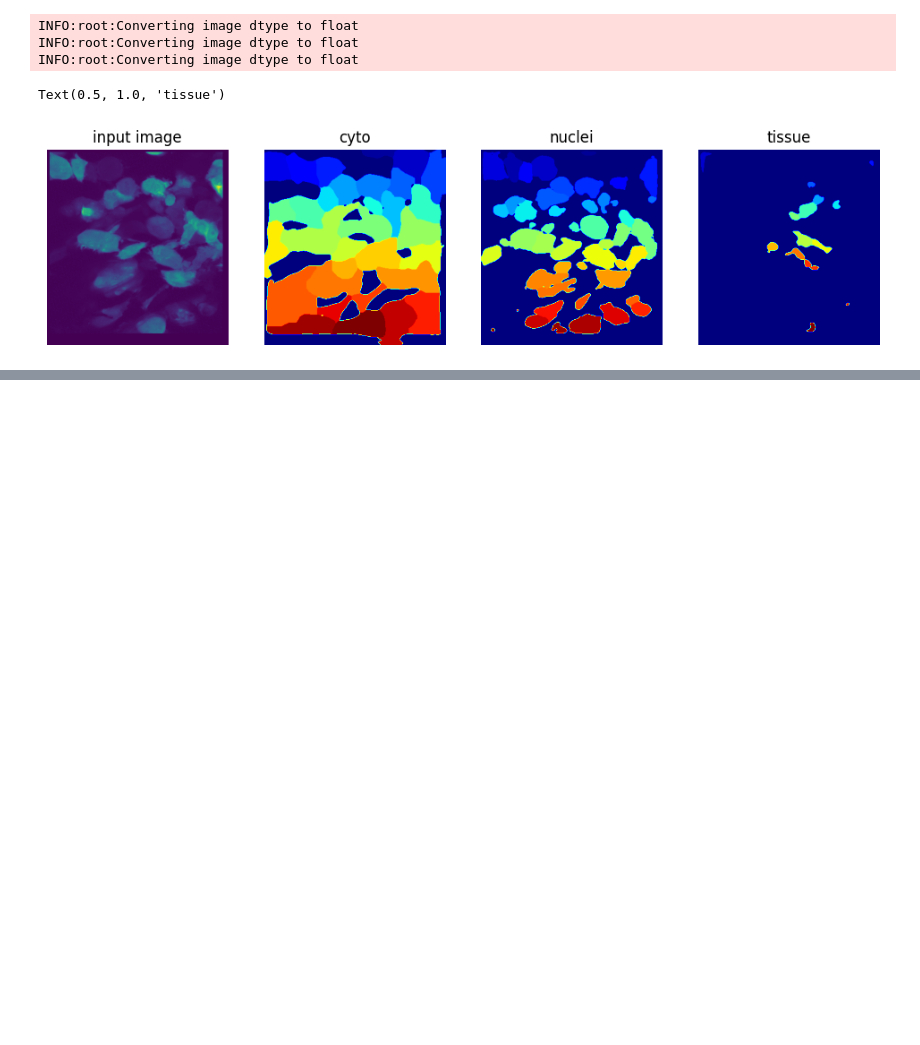
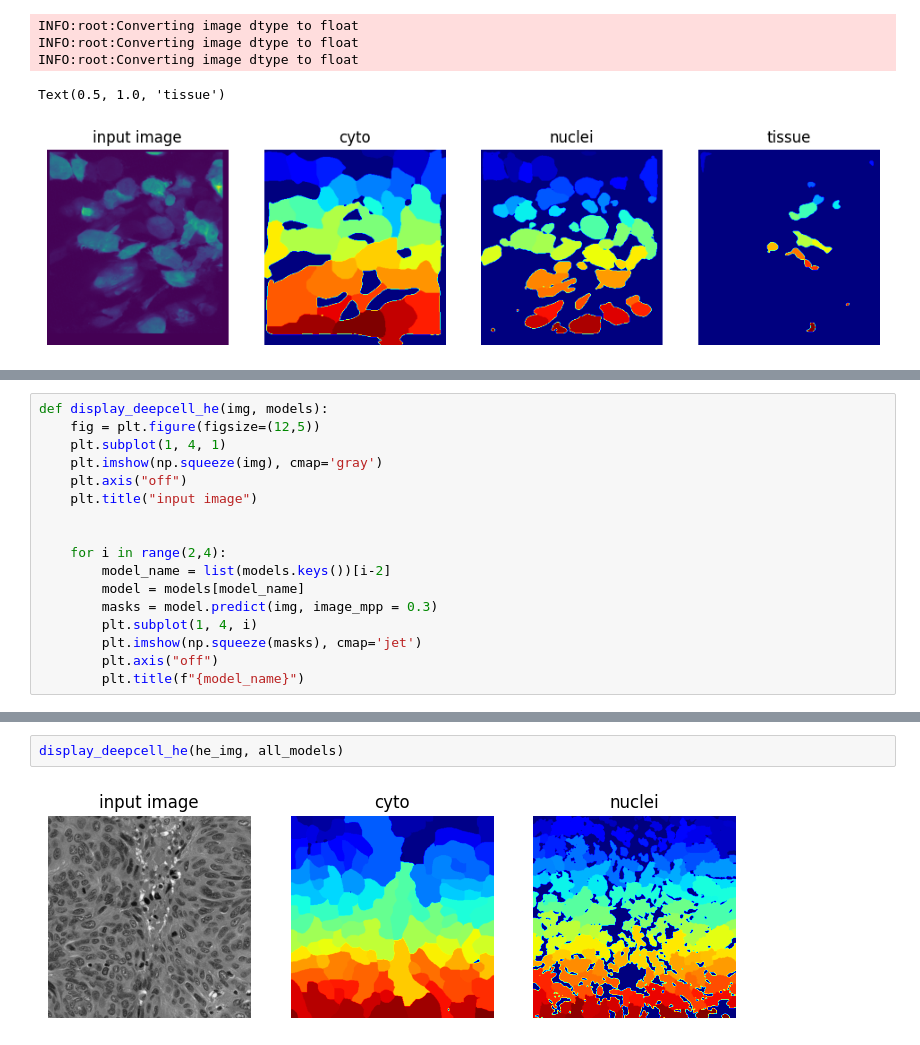
Before and after one commit to uw-loci/curvelets, a Jupyter notebook: src/CurveAlign_CT-FIRE/Cellanalysis/toolevaluation/deepcell_ex.ipynb, the cells around one changed output, grey strips where cells are left out. Cells and saved outputs as stored; diff of their text form; blank space fills up the shorter version.

```diff
--- a/src/CurveAlign_CT-FIRE/Cellanalysis/toolevaluation/deepcell_ex.ipynb
+++ b/src/CurveAlign_CT-FIRE/Cellanalysis/toolevaluation/deepcell_ex.ipynb
@@ -156,0 +165,17 @@ Text(0.5, 1.0, 'tissue')
+# %%
+def display_deepcell_he(img, models):
+    fig = plt.figure(figsize=(12,5))
+    plt.subplot(1, 4, 1)
+    plt.imshow(np.squeeze(img), cmap='gray')
+    plt.axis("off")
+    plt.title("input image")
+
+
+    for i in range(2,4):
+        model_name = list(models.keys())[i-2]
+        model = models[model_name]
+        masks = model.predict(img, image_mpp = 0.3)
+        plt.subplot(1, 4, i)
+        plt.imshow(np.squeeze(masks), cmap='jet')
+        plt.axis("off")
+        plt.title(f"{model_name}")
@@ -156,0 +186,4 @@ Text(0.5, 1.0, 'tissue')
+# %%
+display_deepcell_he(he_img, all_models)
+# %% [output]
+[figure, added]
```
Also changed, not shown: parts of 2 cells of this notebook.
